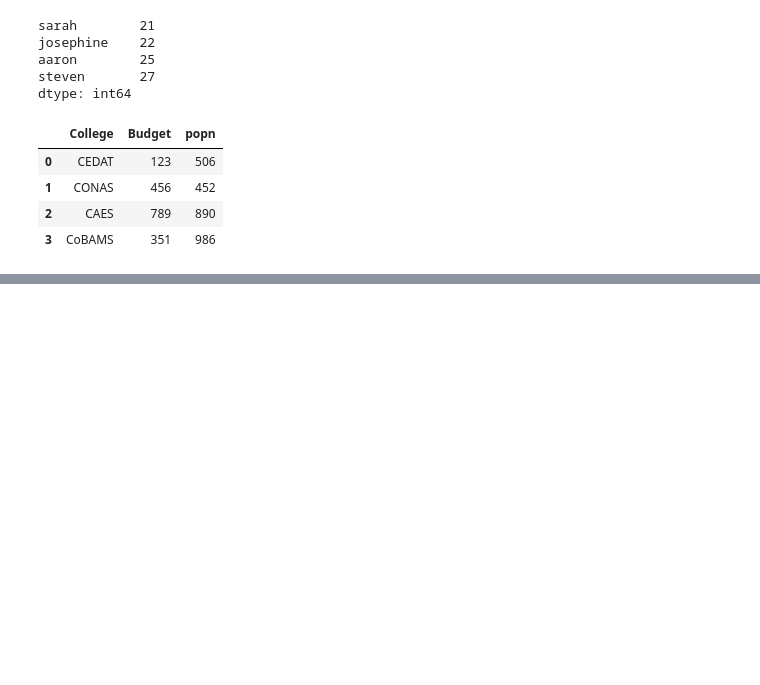
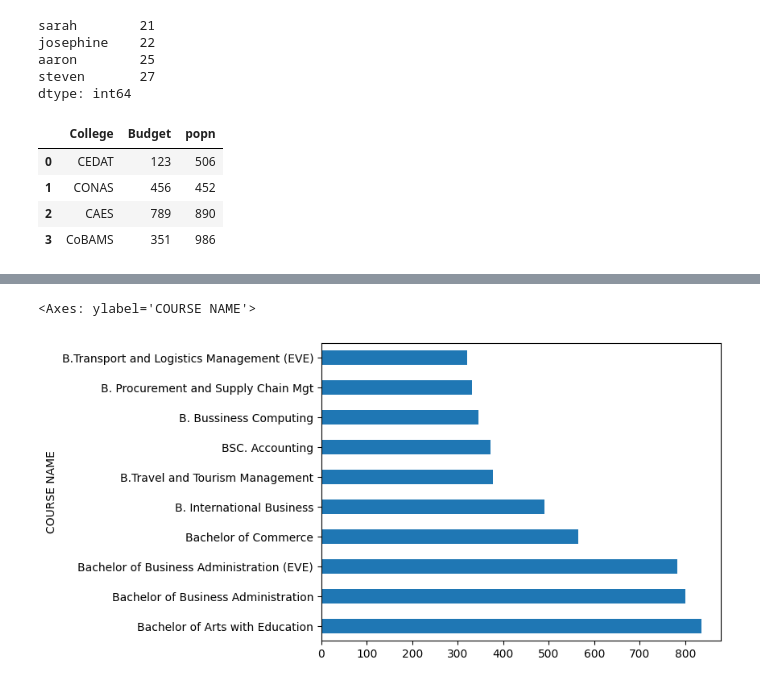
Before and after one commit to sarahbha/DataAnalysis, a Jupyter notebook: Untitled1.ipynb, the cells around one changed output, grey strips where cells are left out. Cells and saved outputs as stored; diff of their text form; code cells hidden in the pictures; blank space fills up the shorter version.

```diff
--- a/Untitled1.ipynb
+++ b/Untitled1.ipynb
@@ -73,4 +73,9 @@ df
 | 2 | CAES | 789 | 890 |
 | 3 | CoBAMS | 351 | 986 |
 # %%
-df = pd.read_csv(d
+import pandas as pd
+import os
+import re
+import tabula
+
+df = pd.read_csv("../Data/private.csv")
@@ -76,0 +130,6 @@ df = pd.read_csv(d
+# %%
+(df.groupby('COURSE NAME')['COURSE NAME'].count()
+ ).sort_values(ascending=False).head(10).plot.barh()
+# %% [output]
+<Axes: ylabel='COURSE NAME'>
+[figure, added]
```
Also changed, not shown: parts of 3 cells of this notebook, 1 other file.
